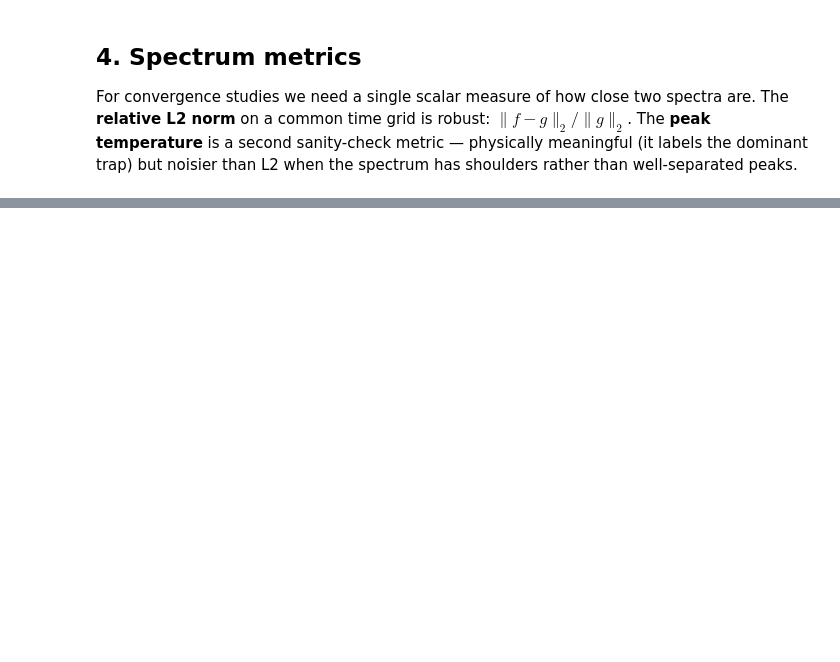
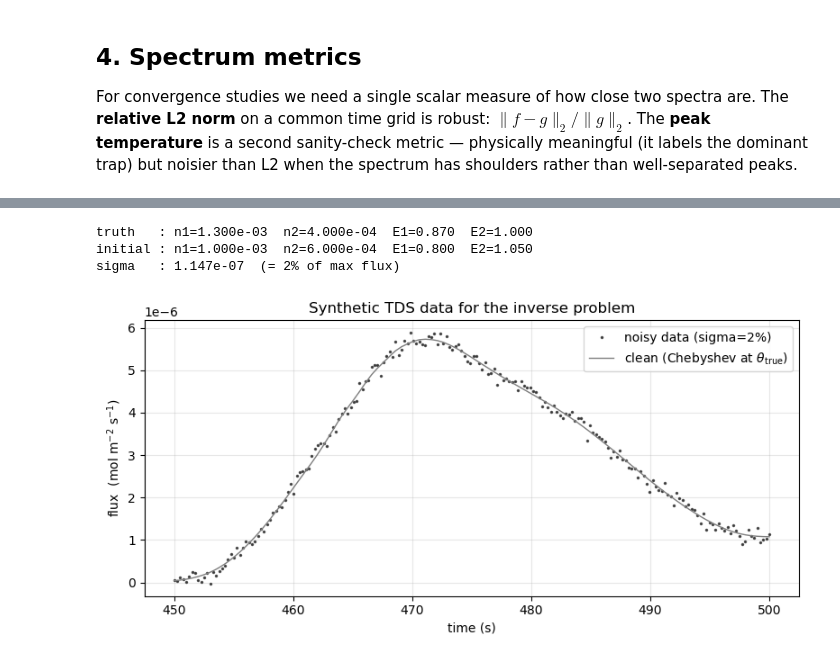
Before and after one commit to WeaverC20/18336Project, a Jupyter notebook: python/tds_inverse.ipynb, the cells around one changed output, grey strips where cells are left out. Cells and saved outputs as stored; diff of their text form; code cells hidden in the pictures; blank space fills up the shorter version.

```diff
--- a/python/tds_inverse.ipynb
+++ b/python/tds_inverse.ipynb
@@ -1136,0 +582,19 @@ refinement (modulo what the test sweep explored).
+# %%
+Ns_cheb = (24, 32, 48, 64, 96, 128)
+
+print(f"target: relative-L2 error vs N+1=193 reference < {target_err:.0e}\n")
+results_cheb = []
+for N in Ns_cheb:
+    timings = {}
+    t0 = time.time()
+    t, fl = run_chebyshev_tds(*THETA_TRUE, N=N, _timings=timings)
+    wall = time.time() - t0
+    e = relative_l2(spectrum_on_grid(t, fl, t_obs), flux_truth_grid)
+    results_cheb.append({
+        "method": "Chebyshev", "param": N, "label": f"N+1={N+1}",
+        "dofs": N + 1, "wall": wall, "setup": timings["setup"],
+        "solve": timings["solve"], "err_l2": e,
+    })
+    print(f"  N+1={N+1:3d}   wall={wall:5.2f} s   "
+          f"(setup={timings['setup']:4.2f}, solve={timings['solve']:4.2f})   "
+          f"rel-L2={e:.3e}")
@@ -1136,0 +814,49 @@ refinement (modulo what the test sweep explored).
+# %%
+@dataclass
+class FitResult:
+    theta: np.ndarray
+    wall: float
+    n_evals: int
+    nfev: int
+    traj: object = None
+
+
+def synth_data(t_obs, sigma_rel=0.02, seed=0, N=192):
+    '''Generate a noisy desorption spectrum.
+
+    Run the Chebyshev forward at theta_true at high N (default the
+    truth resolution from sec.6) and add Gaussian noise with std
+    = sigma_rel * max(|flux|).
+    '''
+    t_c, fl_c = run_chebyshev_tds(*THETA_TRUE, N=N)
+    clean = np.interp(t_obs, t_c, fl_c, left=0.0, right=0.0)
+    rng = np.random.default_rng(seed)
+    sigma = sigma_rel * float(np.max(clean))
+    return clean + rng.normal(0.0, sigma, size=clean.shape), clean, sigma
+
+
+# observation grid for the inverse problem (TDS phase only — no point
+# fitting the implantation phase, where the surface flux is essentially
+# zero). Distinct from the §6 grid; both are 400 points on [START_TDS,
+# FINAL_TIME] so they happen to match here, but the LM grid is
+# nominally local.
+t_obs_inv = np.linspace(START_TDS, FINAL_TIME, 200)
+data, clean, sigma = synth_data(t_obs_inv, sigma_rel=0.02, seed=0, N=192)
+
+theta0 = np.array([1.0e-3, 6e-4, 0.80, 1.05])
+print(f"truth   : n1={N1_TRUE:.3e}  n2={N2_TRUE:.3e}  E1={E1_TRUE:.3f}  E2={E2_TRUE:.3f}")
+print(f"initial : n1={theta0[0]:.3e}  n2={theta0[1]:.3e}  E1={theta0[2]:.3f}  E2={theta0[3]:.3f}")
+print(f"sigma   : {sigma:.3e}  (= 2% of max flux)")
+
+fig, ax = plt.subplots(figsize=(8, 4))
+ax.plot(t_obs_inv, data, "k.", ms=3, alpha=0.6, label="noisy data (sigma=2%)")
+ax.plot(t_obs_inv, clean, "C7-", lw=1, label=r"clean (Chebyshev at $\theta_\mathrm{true}$)")
+ax.set_xlabel("time (s)"); ax.set_ylabel(r"flux  (mol m$^{-2}$ s$^{-1}$)")
+ax.set_title("Synthetic TDS data for the inverse problem")
+ax.grid(alpha=0.3); ax.legend()
+fig.tight_layout(); plt.show()
+# %% [output]
+truth   : n1=1.300e-03  n2=4.000e-04  E1=0.870  E2=1.000
+initial : n1=1.000e-03  n2=6.000e-04  E1=0.800  E2=1.050
+sigma   : 1.147e-07  (= 2% of max flux)
+[figure, added]
```
Also changed, not shown: parts of 53 cells of this notebook, 2 other files.
